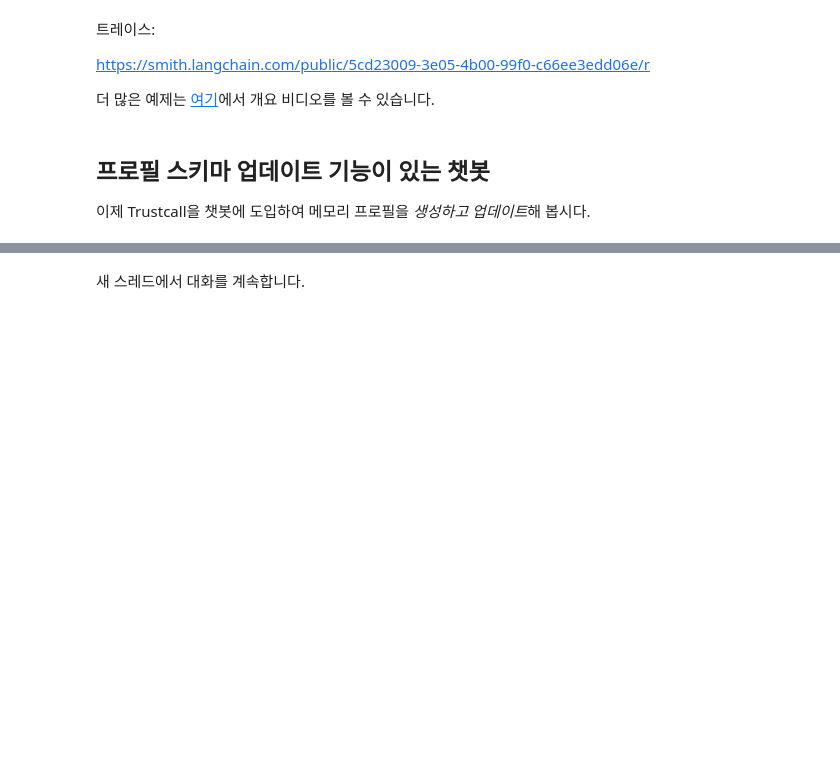
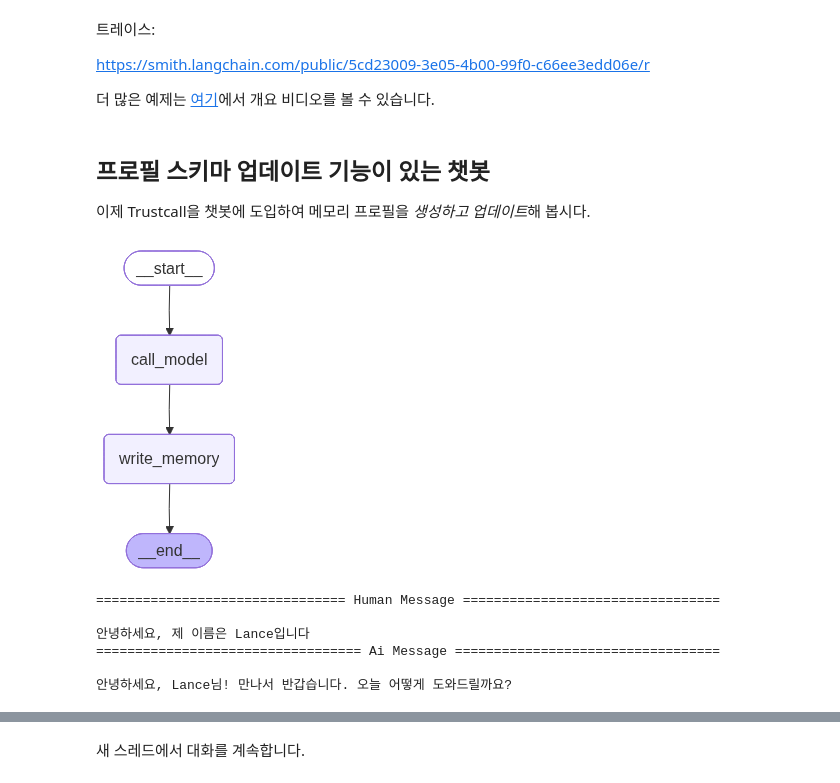
Before and after one commit to jeongsk/langchain-academy, a Jupyter notebook: module-5/2-memoryschema_profile.ipynb, the cells around one changed output, grey strips where cells are left out. Cells and saved outputs as stored; diff of their text form; code cells hidden in the pictures; blank space fills up the shorter version.

```diff
--- a/module-5/2-memoryschema_profile.ipynb
+++ b/module-5/2-memoryschema_profile.ipynb
@@ -431,7 +504,7 @@ updated_conversation = [
 ]
 
 # 지침 업데이트
-system_msg = f"""다음 대화에서 새로운 정보를 통합하도록 메모리(JSON 문서)를 업데이트하세요"""
+system_msg = "다음 대화에서 새로운 정보를 통합하도록 메모리(JSON 문서)를 업데이트하세요"
 
 # 업데이트된 지침과 해당 도구 이름(UserProfile)이 있는 기존 프로필로 추출기 호출
 result = trustcall_extractor.invoke(
@@ -500,12 +588,15 @@ from langgraph.store.base import BaseStore
 # 모델 초기화
 model = ChatOpenAI(model="gpt-4o", temperature=0)
 
+
 # 스키마
 class UserProfile(BaseModel):
     """사용자 프로필"""
+
     user_name: str = Field(description="사용자가 선호하는 이름")
     user_location: str = Field(description="사용자의 위치")
     interests: list = Field(description="사용자의 관심사 목록")
+
 
 # 추출기 생성
 trustcall_extractor = create_extractor(
@@ -520,15 +611,21 @@ MODEL_SYSTEM_MESSAGE = """당신은 사용자에 대한 정보를 제공하는
 여기 기억이 있습니다 (비어 있을 수 있습니다): {memory}"""
 
 # 추출 지침
-TRUSTCALL_INSTRUCTION = """다음 대화의 정보를 통합하여 메모리(JSON 문서)를 생성하거나 업데이트하세요:"""
+TRUSTCALL_INSTRUCTION = (
+    """다음 대화의 정보를 통합하여 메모리(JSON 문서)를 생성하거나 업데이트하세요:"""
+)
+
 
 def call_model(state: MessagesState, config: RunnableConfig, store: BaseStore):
     """저장소에서 메모리를 로드하고 이를 사용하여 챗봇의 응답을 개인화합니다."""
+
     # 설정에서 사용자 ID 가져오기
     user_id = config["configurable"]["user_id"]
+
     # 저장소에서 메모리 검색
     namespace = ("memory", user_id)
     existing_memory = store.get(namespace, "user_memory")
+
     # 시스템 프롬프트를 위한 메모리 형식 지정
     if existing_memory and existing_memory.value:
         memory_dict = existing_memory.value
@@ -539,23 +636,30 @@ def call_model(state: MessagesState, config: RunnableConfig, store: BaseStore):
         )
     else:
         formatted_memory = None
+
     # 시스템 프롬프트에서 메모리 형식 지정
     system_msg = MODEL_SYSTEM_MESSAGE.format(memory=formatted_memory)
+
     # 메모리와 채팅 기록을 사용하여 응답
     response = model.invoke([SystemMessage(content=system_msg)] + state["messages"])
     return {"messages": response}
 
+
 def write_memory(state: MessagesState, config: RunnableConfig, store: BaseStore):
     """채팅 기록을 검토하고 저장소에 메모리를 저장합니다."""
+
     # 설정에서 사용자 ID 가져오기
     user_id = config["configurable"]["user_id"]
+
     # 저장소에서 기존 메모리 검색
     namespace = ("memory", user_id)
     existing_memory = store.get(namespace, "user_memory")
+
     # 목록에서 값을 프로필로 가져와 JSON 문서로 변환
     existing_profile = (
         {"UserProfile": existing_memory.value} if existing_memory else None
     )
+
     # 추출기 호출
     result = trustcall_extractor.invoke(
         {
@@ -566,29 +670,36 @@ def write_memory(state: MessagesState, config: RunnableConfig, store: BaseStore)
     )
     # 업데이트된 프로필을 JSON 객체로 가져오기
     updated_profile = result["responses"][0].model_dump()
+
     # 업데이트된 프로필 저장
     key = "user_memory"
     store.put(namespace, key, updated_profile)
 # %%
 # 그래프 정의
 builder = StateGraph(MessagesState)
 builder.add_node("call_model", call_model)
 builder.add_node("write_memory", write_memory)
-builder.add_edge(START, "call_model")
+
+builder.set_entry_point("call_model")
 builder.add_edge("call_model", "write_memory")
-builder.add_edge("write_memory", END)
+builder.set_finish_point("write_memory")
 
 # 장기(스레드 간) 메모리를 위한 저장소
 across_thread_memory = InMemoryStore()
 
 # 단기(스레드 내) 메모리를 위한 체크포인터
 within_thread_memory = MemorySaver()
 
 # 체크포인터와 저장소를 사용하여 그래프 컴파일
-graph = builder.compile(checkpointer=within_thread_memory, store=across_thread_memory)
+graph = builder.compile(
+    checkpointer=within_thread_memory,
+    store=across_thread_memory,
+)
 
 # 보기
 display(Image(graph.get_graph(xray=1).draw_mermaid_png()))
+# %% [output]
+[figure, added]
 # %%
 # 단기(스레드 내) 메모리를 위해 스레드 ID를 제공합니다.
 # 장기(스레드 간) 메모리를 위해 사용자 ID를 제공합니다.
@@ -598,7 +709,18 @@ config = {"configurable": {"thread_id": "1", "user_id": "1"}}
 input_messages = [HumanMessage(content="안녕하세요, 제 이름은 Lance입니다")]
 
 # 그래프 실행
-for chunk in graph.stream({"messages": input_messages}, config, stream_mode="values"):
+for chunk in graph.stream(
+    {"messages": input_messages},
+    config,
+    stream_mode="values",
+):
     chunk["messages"][-1].pretty_print()
+# %% [output]
+================================ Human Message =================================
+
+안녕하세요, 제 이름은 Lance입니다
+================================== Ai Message ==================================
+
+안녕하세요, Lance님! 만나서 반갑습니다. 오늘 어떻게 도와드릴까요?
 # %%
 # 사용자 입력
```
Also changed, not shown: parts of 39 cells of this notebook, 2 other files.
